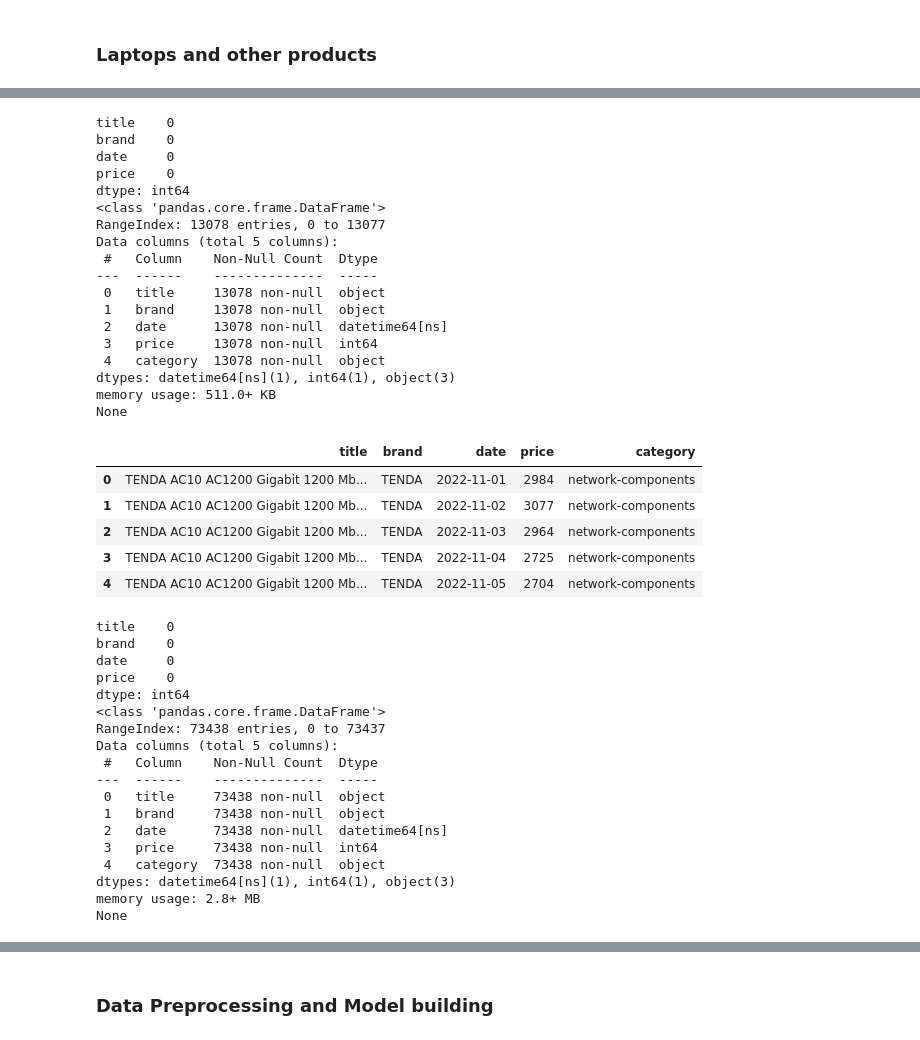
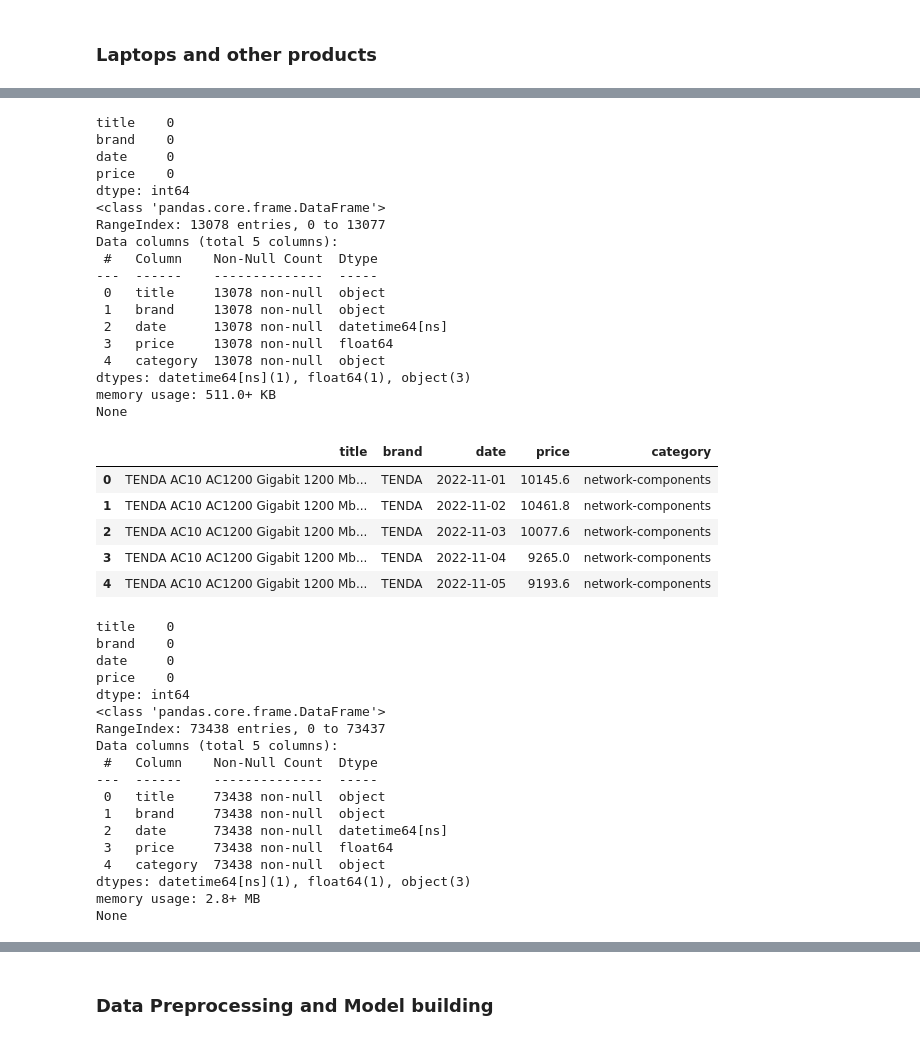
Before and after one commit to ProductPriceTrackerOrg/data-science, a Jupyter notebook: notebooks/price-forecasing/02_model.ipynb, the cells around one changed output, grey strips where cells are left out. Cells and saved outputs as stored; diff of their text form; code cells hidden in the pictures.

```diff
--- a/notebooks/price-forecasing/02_model.ipynb
+++ b/notebooks/price-forecasing/02_model.ipynb
@@ -166,37 +170,38 @@ None
 # %%
 # network-components
 
 print(network_components.isnull().sum())
 
 network_components['date'] = pd.to_datetime(network_components['date'])
 network_components['category'] = 'network-components'
+network_components['price'] = network_components['price'] * 3.4
 print(network_components.info())
 network_components.head()
 # %% [output]
 title    0
 brand    0
 date     0
 price    0
 dtype: int64
 <class 'pandas.core.frame.DataFrame'>
 RangeIndex: 13078 entries, 0 to 13077
 Data columns (total 5 columns):
  #   Column    Non-Null Count  Dtype
 ---  ------    --------------  -----
  0   title     13078 non-null  object
  1   brand     13078 non-null  object
  2   date      13078 non-null  datetime64[ns]
- 3   price     13078 non-null  int64
+ 3   price     13078 non-null  float64
  4   category  13078 non-null  object
-dtypes: datetime64[ns](1), int64(1), object(3)
+dtypes: datetime64[ns](1), float64(1), object(3)
 memory usage: 511.0+ KB
 None
 |  | title | brand | date | price | category |
-| 0 | TENDA AC10 AC1200 Gigabit 1200 Mb... | TENDA | 2022-11-01 | 2984 | network-components |
-| 1 | TENDA AC10 AC1200 Gigabit 1200 Mb... | TENDA | 2022-11-02 | 3077 | network-components |
-| 2 | TENDA AC10 AC1200 Gigabit 1200 Mb... | TENDA | 2022-11-03 | 2964 | network-components |
-| 3 | TENDA AC10 AC1200 Gigabit 1200 Mb... | TENDA | 2022-11-04 | 2725 | network-components |
-| 4 | TENDA AC10 AC1200 Gigabit 1200 Mb... | TENDA | 2022-11-05 | 2704 | network-components |
+| 0 | TENDA AC10 AC1200 Gigabit 1200 Mb... | TENDA | 2022-11-01 | 10145.6 | network-components |
+| 1 | TENDA AC10 AC1200 Gigabit 1200 Mb... | TENDA | 2022-11-02 | 10461.8 | network-components |
+| 2 | TENDA AC10 AC1200 Gigabit 1200 Mb... | TENDA | 2022-11-03 | 10077.6 | network-components |
+| 3 | TENDA AC10 AC1200 Gigabit 1200 Mb... | TENDA | 2022-11-04 | 9265.0 | network-components |
+| 4 | TENDA AC10 AC1200 Gigabit 1200 Mb... | TENDA | 2022-11-05 | 9193.6 | network-components |
 # %%
 # perpherals
 
@@ -204,6 +209,7 @@ print(perpherials.isnull().sum())
 
 perpherials['date'] = pd.to_datetime(perpherials['date'])
 perpherials['category'] = 'perpherials'
+perpherials['price'] = perpherials['price'] * 3.4
 print(perpherials.info())
 # %% [output]
 title    0
@@ -219,9 +225,9 @@ Data columns (total 5 columns):
  0   title     73438 non-null  object
  1   brand     73438 non-null  object
  2   date      73438 non-null  datetime64[ns]
- 3   price     73438 non-null  int64
+ 3   price     73438 non-null  float64
  4   category  73438 non-null  object
-dtypes: datetime64[ns](1), int64(1), object(3)
+dtypes: datetime64[ns](1), float64(1), object(3)
 memory usage: 2.8+ MB
 None
 # %%
```
Also changed, not shown: parts of 31 cells of this notebook.
